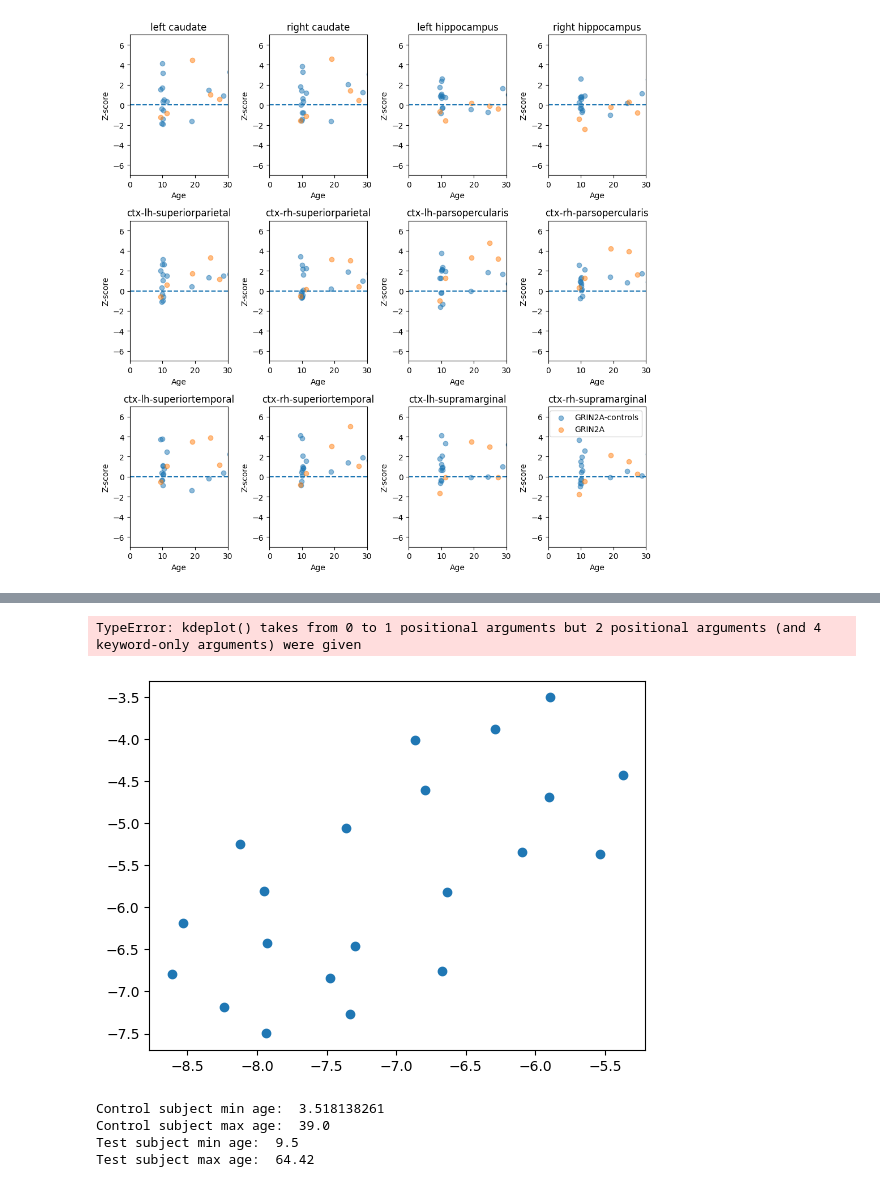
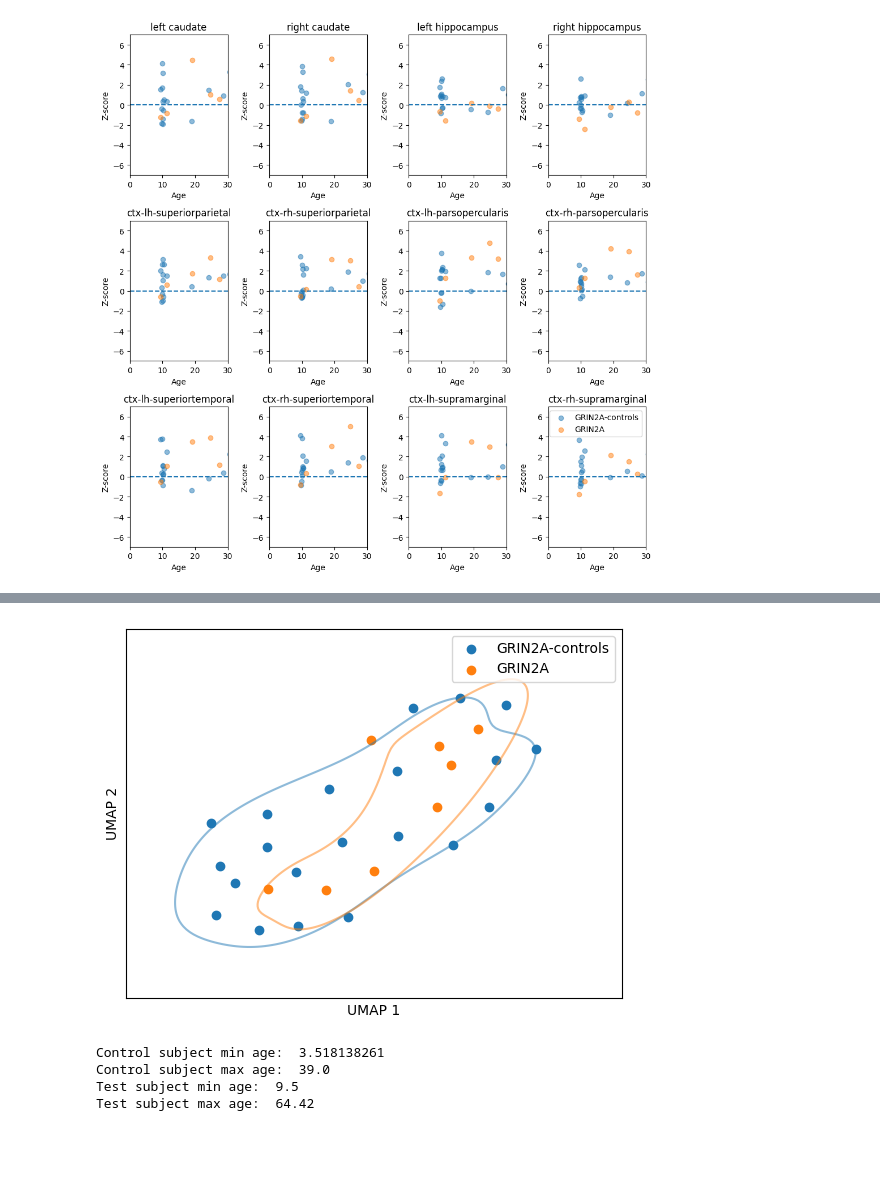
Before and after one commit to hwanguc/geneticBrainMap, a Jupyter notebook: notebooks/cre_braingrowthcurve_plots_grin2a.ipynb, the cells around one changed output, grey strips where cells are left out. Drawn from its saved outputs; the diff is of its cells as text; code cells hidden in the pictures; blank space fills up the shorter version.

Commit message:
Fixed the seaborn sns.kdeplot error in the umap block.

```diff
--- a/notebooks/cre_braingrowthcurve_plots_grin2a.ipynb
+++ b/notebooks/cre_braingrowthcurve_plots_grin2a.ipynb
@@ -157,30 +176,26 @@ umap_scores = np.array(umap_scores).T
 # %%
-
 reducer = umap.UMAP()
 e2 = reducer.fit_transform(umap_scores,)
 fig,ax = plt.subplots()
 for gene in gene_colours.keys():
         if gene=='CAS':
                 continue
         else:
                 subs = vsp.test_subs['gene']==gene
                 ax.scatter(e2[subs,0],e2[subs,1],color=gene_colours[gene],label=gene)
-                sns.kdeplot(e2[subs,0],e2[subs,1],color=gene_colours[gene],alpha=0.5,ax=ax,
-                levels=2,thresh=0.4,#
-                )
+                sns.kdeplot(x=e2[subs, 0], y=e2[subs, 1], ax=ax, color=gene_colours[gene], alpha=0.5, levels=2, thresh=0.4)
 
 
 ax.set_xlim([np.min(e2[:,0])-1,np.max(e2[:,0])+1])
 ax.set_ylim([np.min(e2[:,1])-1,np.max(e2[:,1])+1])
 ax.set_xticks([])
 ax.set_yticks([])
 ax.set_xlabel('UMAP 1')
 ax.set_ylabel('UMAP 2')
 plt.legend()
-plt.savefig('../outputs/growth_curve.pdf')
+plt.savefig('../outputs/umap.pdf')
 # %% [output]
-TypeError: kdeplot() takes from 0 to 1 positional arguments but 2 positional arguments (and 4 keyword-only arguments) were given
-[figure, old version]
+[figure, new version]
 # %%
 #pairwise t-tests between given gene and other genes. Keep results
 from scipy.stats import ttest_ind
```
Also changed, not shown: parts of 3 cells of this notebook, 1 other file.
